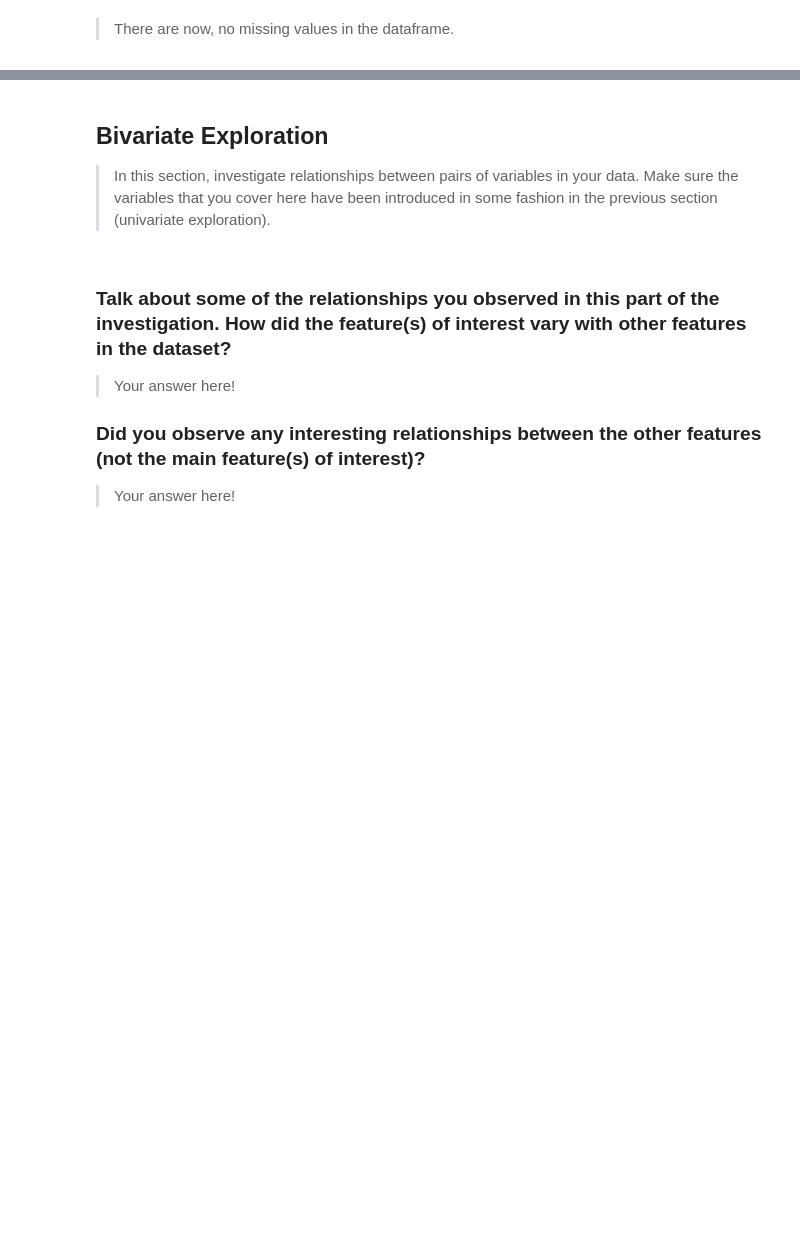
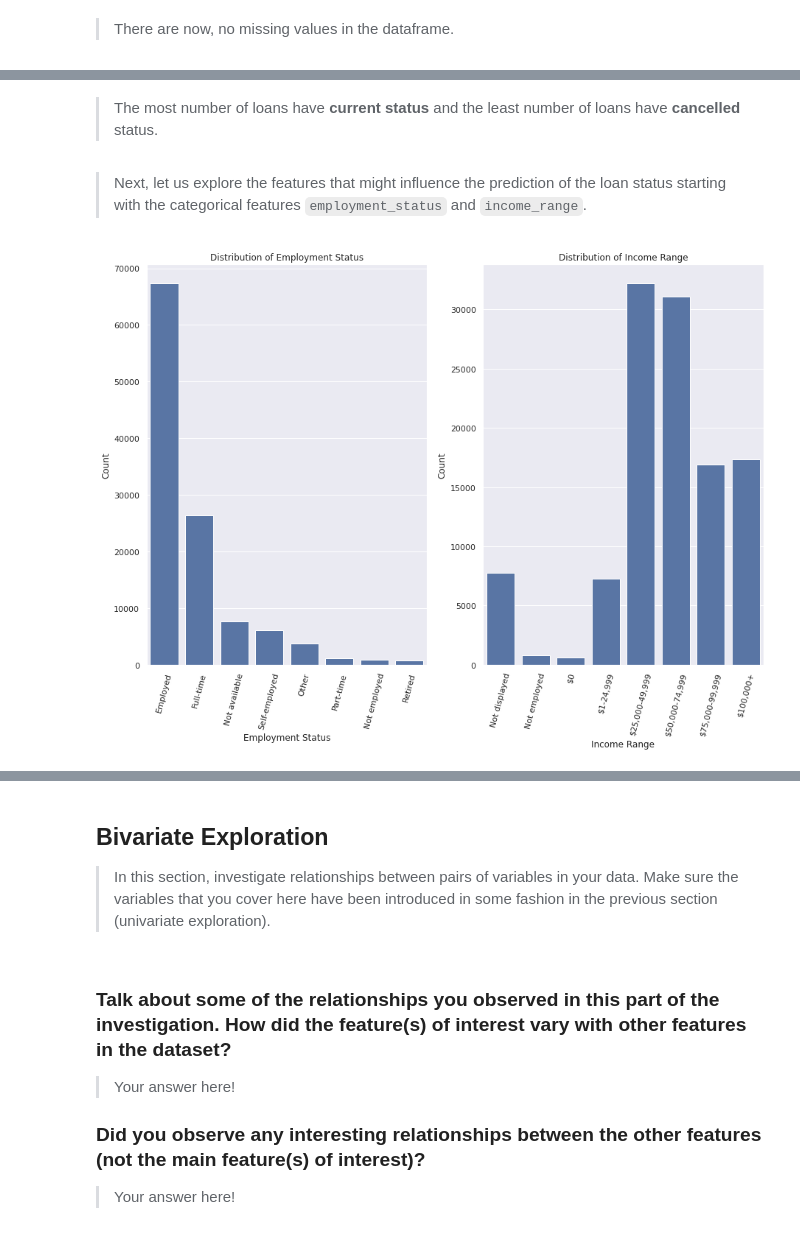
Before and after one commit to jyothirupa/loan-data-visualization, a Jupyter notebook: exploratory_analysis.ipynb, the cells around one changed output, grey strips where cells are left out. Cells and saved outputs as stored; diff of their text form; code cells hidden in the pictures; blank space fills up the shorter version.

Commit message:
feat: Conduct univariate exploratory analysis
The feature of interest and the features that can be used to predict it
are analysed and outliers found are cleaned up.

```diff
--- a/exploratory_analysis.ipynb
+++ b/exploratory_analysis.ipynb
@@ -145,5 +82,0 @@ loan_data.on_time_prosper_payments.fillna(0, inplace=True)
-# %%
-# converting the field to integer data type since the values can never have decimal values
-loan_data.on_time_prosper_payments = loan_data.total_prosper_payments_billed.astype(np.int64)
-# checking if the conversion is successful
-loan_data.on_time_prosper_payments.dtype
@@ -345,0 +299,28 @@ you plan on investigating next.
+# %% [markdown]
+> The most number of loans have **current status** and the least number of loans have **cancelled** status.
+# %% [markdown]
+> Next, let us explore the features that might influence the prediction of the loan status starting with the categorical features `employment_status` and `income_range`.
+# %%
+# # setting the color to blue
+default_color = sb.color_palette()[0]
+
+# plotting both features to get an idea of each categorical variable's distribution
+fig, ax = plt.subplots(ncols=2, figsize = [15, 10])
+
+g1 = sb.countplot(data = loan_data, x = 'employment_status', color = default_color, order = loan_data['employment_status'].value_counts().index, ax = ax[0])
+
+g1.set_xticklabels(g1.get_xticklabels(), rotation=75)
+g1.set_xlabel('Employment Status')
+g1.set_ylabel('Count')
+g1.set_title('Distribution of Employment Status')
+
+g2 = sb.countplot(data = loan_data, x = 'income_range', color = default_color, ax = ax[1])
+
+g2.set_xticklabels(g2.get_xticklabels(), rotation=75)
+g2.set_xlabel('Income Range')
+g2.set_ylabel('Count')
+g2.set_title('Distribution of Income Range')
+
+plt.show();
+# %% [output]
+[figure, added]
```
Also changed, not shown: parts of 58 cells of this notebook.
